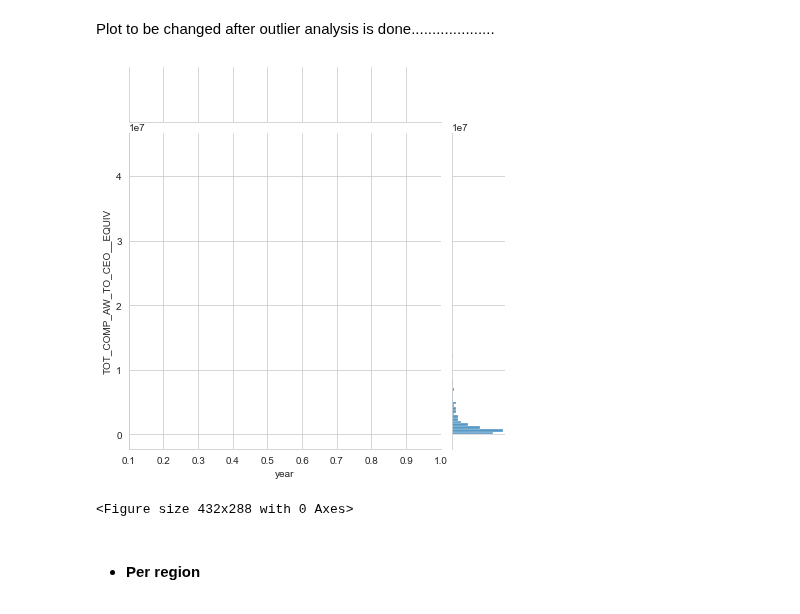
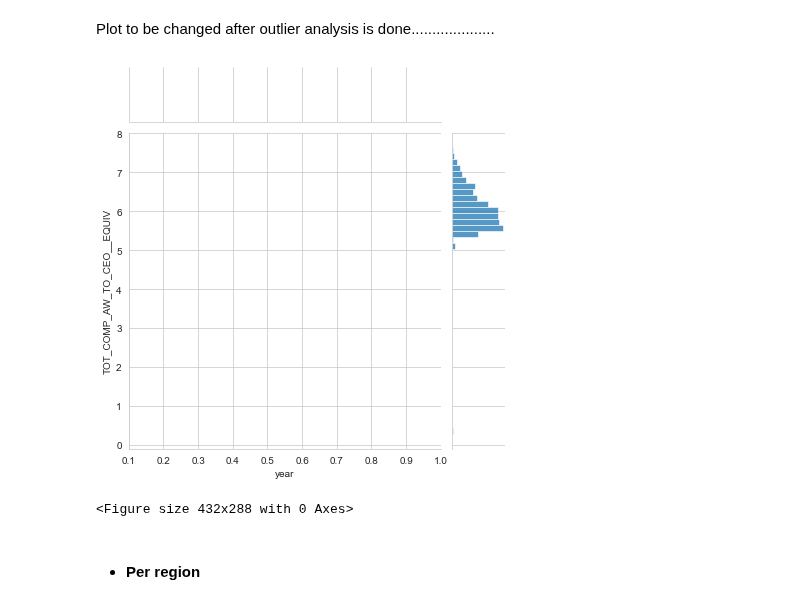
Before and after one commit to maxbranting/Remuneration-Data-Text-Mining, a Jupyter notebook: analysis_presentation.ipynb, the cells around one changed output. Drawn from its saved outputs; the diff is of its cells as text; code cells hidden in the pictures.

```diff
--- a/analysis_presentation.ipynb
+++ b/analysis_presentation.ipynb
@@ -190,7 +190,8 @@ dflog = dfa.copy()
 
 numerics = ['float64']
 for c in [c for c in dflog.columns if dflog[c].dtype in numerics]:
-    dflog[c] = np.log10(dflog[c])
+    # adding 1 because 0's are present, log of 0 is -infinite
+    dflog[c] = np.log10(dflog[c]+1)
 # %% [output]
 year                                 int64
 country                             object
@@ -236,12 +237,12 @@ display(dflog.iloc[:,3:8].describe().applymap(lambda x: '%.2f'%x))
 Plot to be changed after outlier analysis is done....................
 # %%
 sns.set_style("whitegrid")
-g = sns.JointGrid(x = 'year', y = 'TOT_COMP_AW_TO_CEO__EQUIV', data=dfa, xlim = (0.1, 1.0))
+g = sns.JointGrid(x = 'year', y = 'TOT_COMP_AW_TO_CEO__EQUIV', data=dflog, xlim = (0.1, 1.0))
 g.plot(sns.lineplot, sns.histplot)
 plt.show()
 plt.clf()
 # %% [output]
-[figure, old version]
+[figure, new version]
 <Figure size 432x288 with 0 Axes>
 # %% [markdown]
 * #### Per region
```
Also changed, not shown: parts of 4 cells of this notebook.
